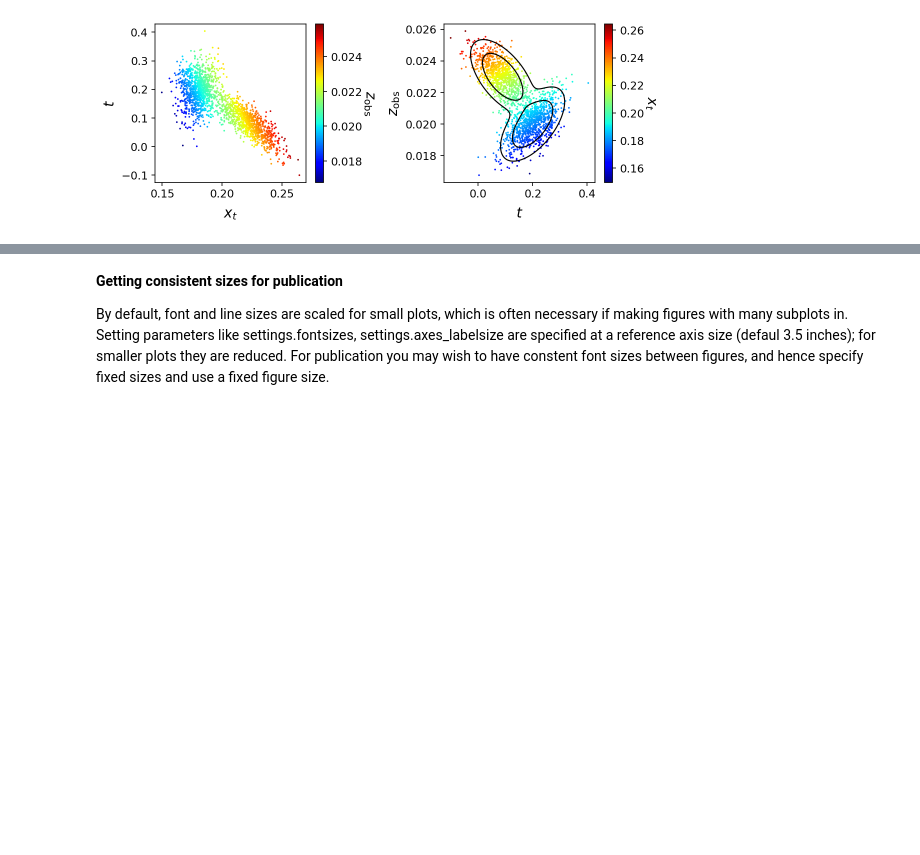
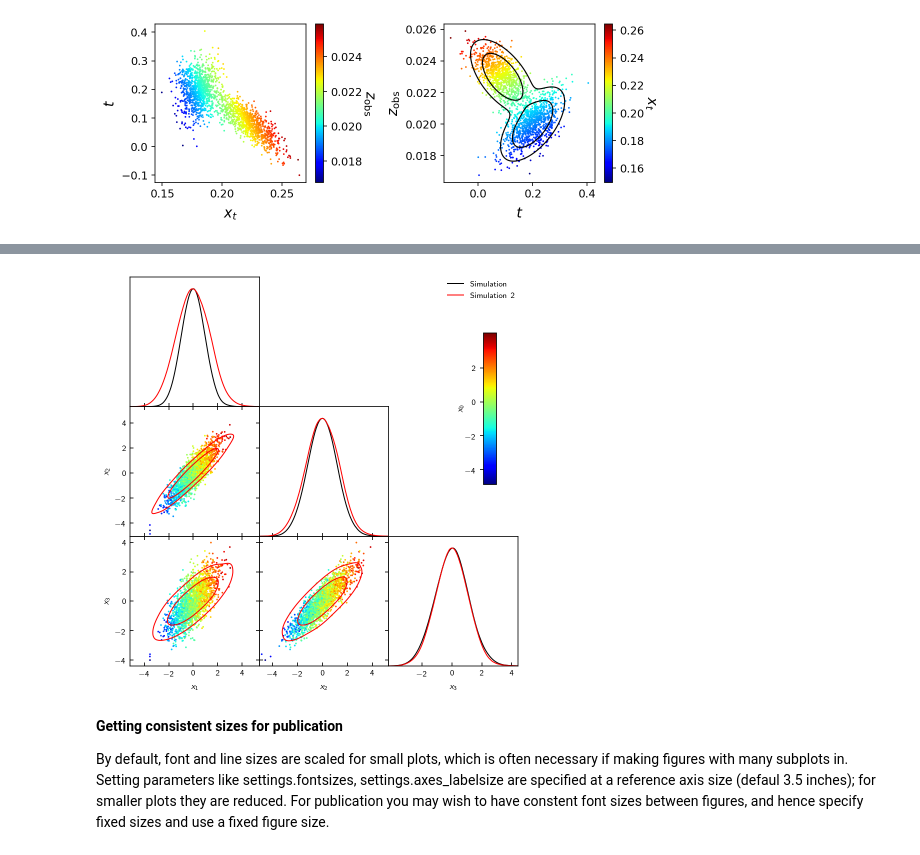
Before and after one commit to xgarrido/getdist, a Jupyter notebook: docs/plot_gallery.ipynb, the cells around one changed output, grey strips where cells are left out. Cells and saved outputs as stored; diff of their text form; code cells hidden in the pictures; blank space fills up the shorter version.

```diff
--- a/docs/plot_gallery.ipynb
+++ b/docs/plot_gallery.ipynb
@@ -452,0 +472,13 @@ g.add_2d_contours(mixture, 't','zobs', ax = [0,1]);
+# %%
+# getdist.styles.planck is a more complicated case which also changes matplotlib style
+# (to use latex rendering and different fonts). It also turns of scaling by default so all
+# fonts are fixed size.
+
+from getdist.styles.planck import style_name
+plots.set_active_style(style_name)
+
+g = plots.get_subplot_plotter(width_inch=6)
+g.triangle_plot([samples, samples2], ['x1', 'x2', 'x3'],
+                plot_3d_with_param='x0', legend_labels=['Simulation', 'Simulation 2'])
+# %% [output]
+[figure, added]
```
Also changed, not shown: parts of 9 cells of this notebook, 17 other files.
